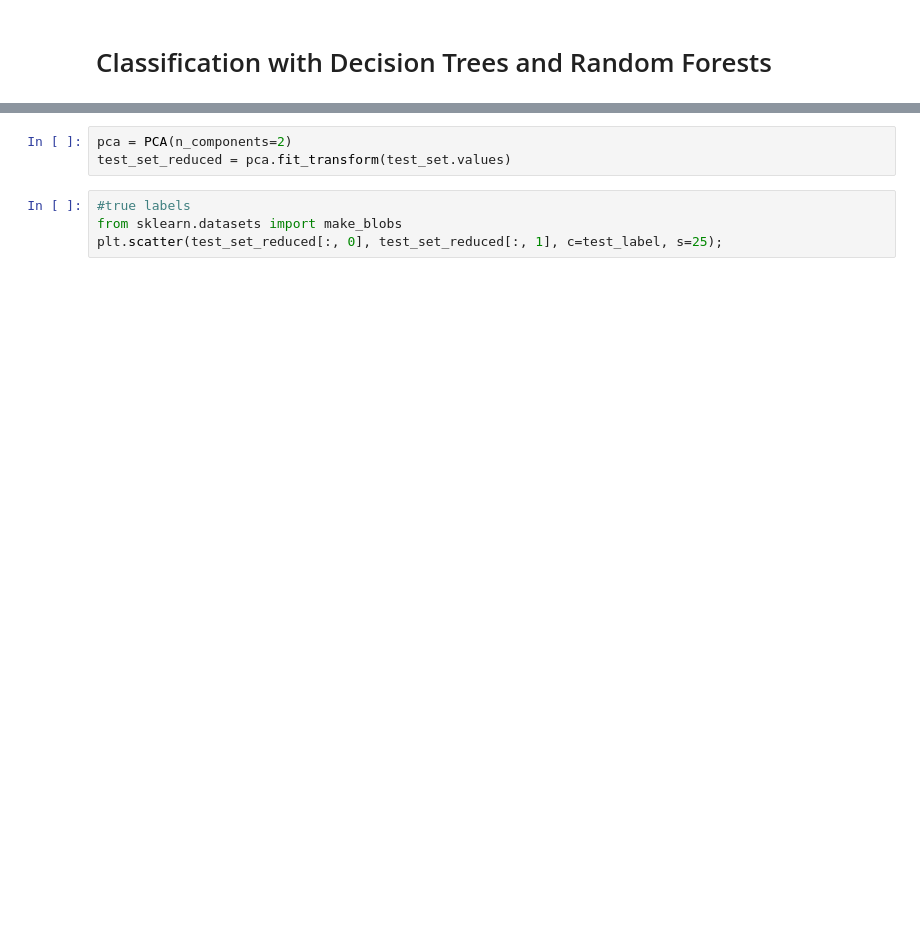
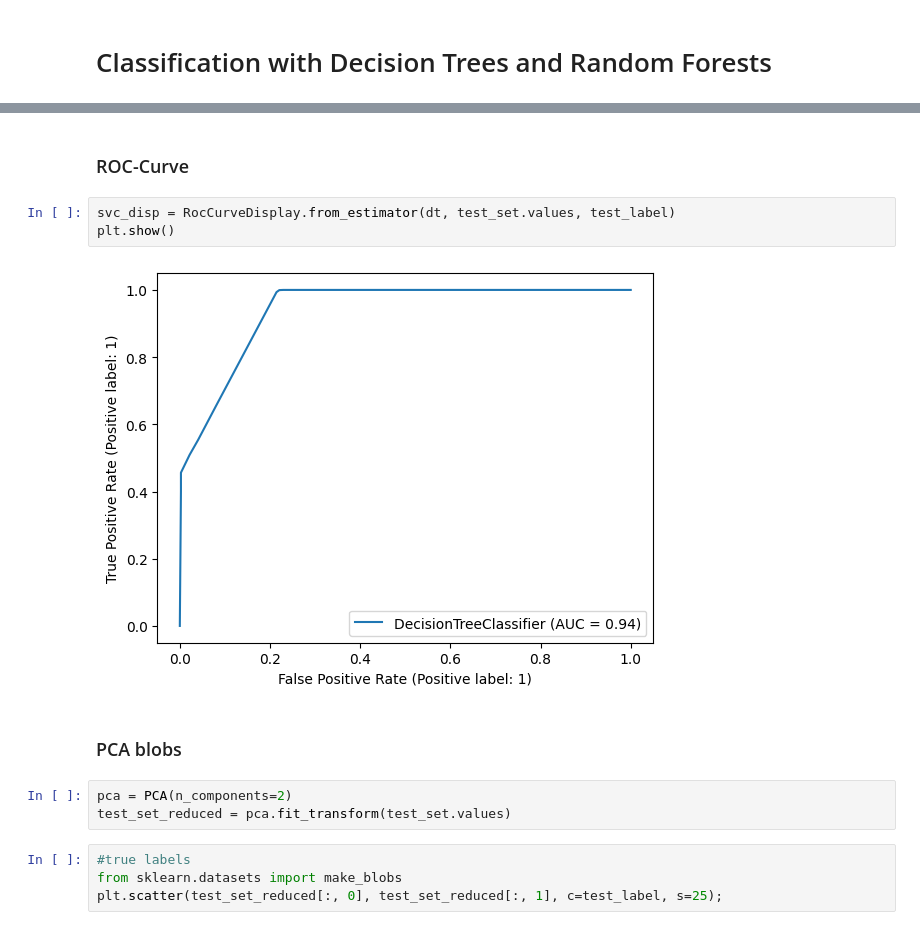
Before and after one commit to Andrew-Wyn/Data_Mining_22_23, a Jupyter notebook: DT.ipynb, the cells around one changed output, grey strips where cells are left out. Drawn from its saved outputs; the diff is of its cells as text; blank space fills up the shorter version.

```diff
--- a/DT.ipynb
+++ b/DT.ipynb
@@ -107,3 +105,12 @@ plt.show()
+# %% [markdown]
+### ROC-Curve
+# %%
+svc_disp = RocCurveDisplay.from_estimator(dt, test_set.values, test_label)
+plt.show()
+# %% [output]
+[figure, added]
+# %% [markdown]
+### PCA blobs
 # %%
 pca = PCA(n_components=2)
 test_set_reduced = pca.fit_transform(test_set.values)
```
Also changed, not shown: parts of 33 cells of this notebook, 2 other files.
